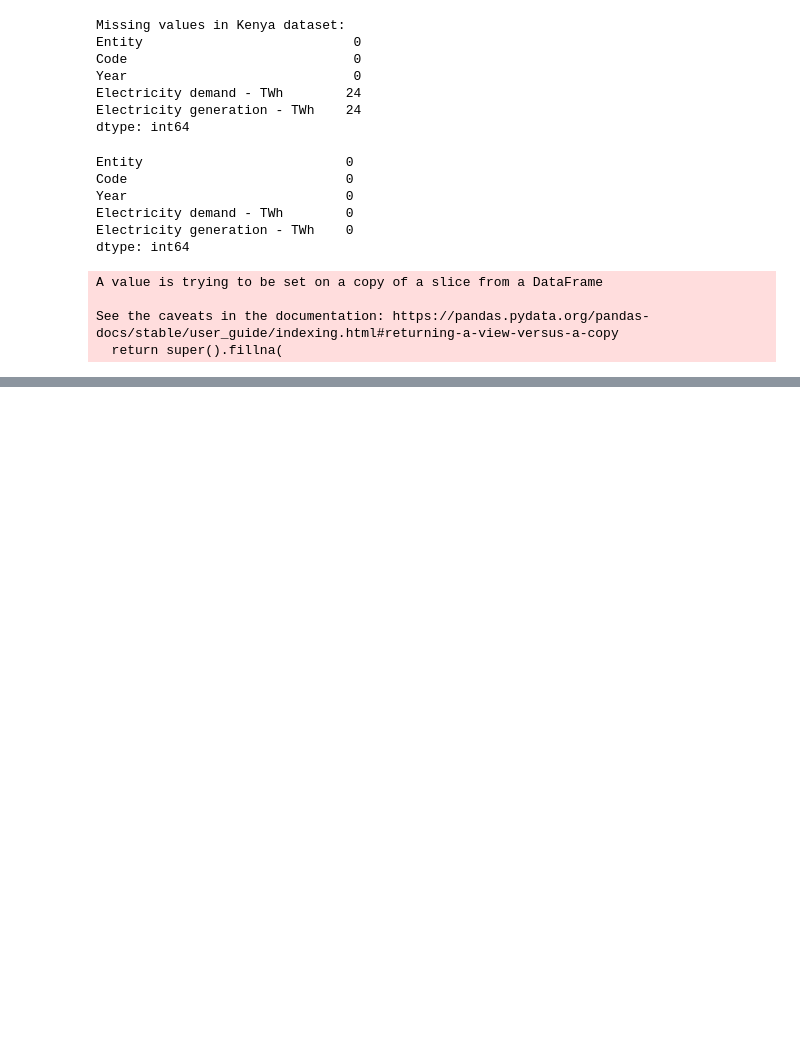
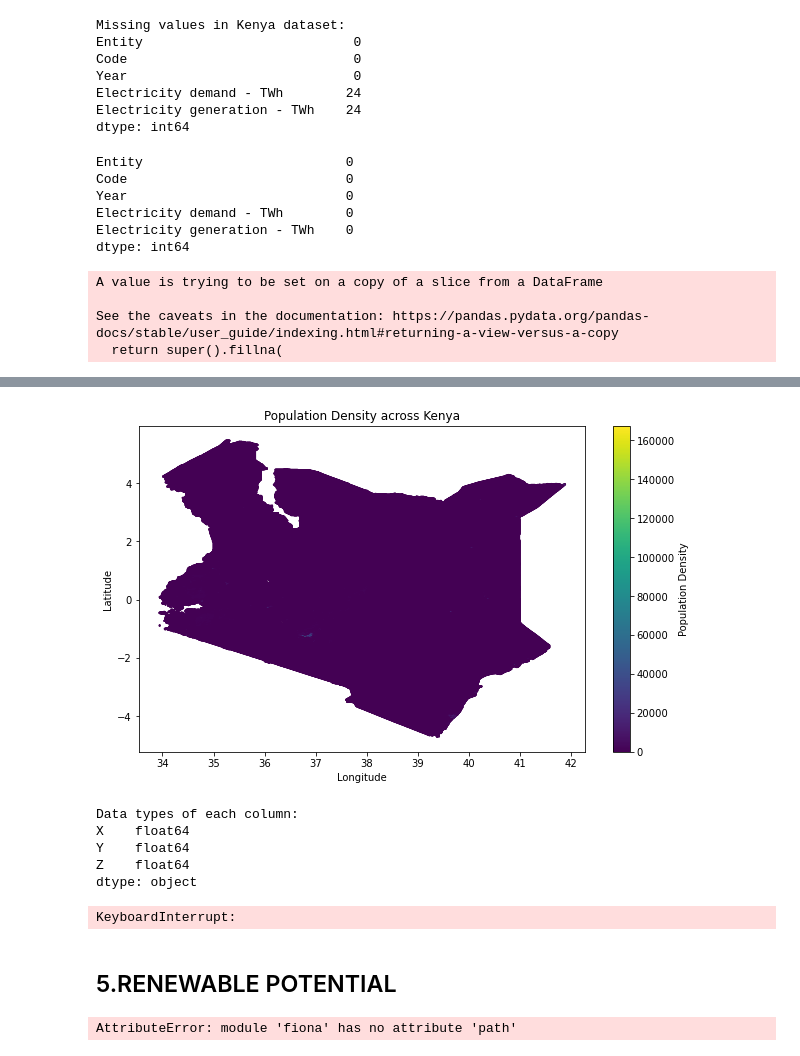
Before and after one commit to DavidGathimbaM/Energy-Access-and-Electrification-planning-in-Kenya, a Jupyter notebook: group_workbook/Hannah.ipynb, the cells around one changed output, grey strips where cells are left out. Saved outputs shown, nothing was run; the diff lists cells and outputs as text; code cells hidden in the pictures; blank space fills up the shorter version.

```diff
--- a/group_workbook/Hannah.ipynb
+++ b/group_workbook/Hannah.ipynb
@@ -167,0 +201,3 @@ plt.show()
+# %%
+Kenyapop_df = pd.read_csv(r'C:\Users\Administrator\Documents\Moringa docs\PHASE 5\Energy-Access-and-Electrification-planning\data\pop_density_data\Kenya_pop_data.csv')
+Kenyapop_df
@@ -167,0 +237,57 @@ plt.show()
+# %%
+import matplotlib.pyplot as plt
+plt.figure(figsize=(10, 6))
+plt.scatter(Kenyapop_df['X'], Kenyapop_df['Y'], c=Kenyapop_df['Z'], cmap='viridis', s=1)
+plt.colorbar(label='Population Density')
+plt.xlabel('Longitude')
+plt.ylabel('Latitude')
+plt.title('Population Density across Kenya')
+plt.show()
+# %% [output]
+[figure, added]
+# %%
+# Check the data types of each column
+print("\nData types of each column:")
+print(Kenyapop_df.dtypes)
+# %% [output]
+Data types of each column:
+X    float64
+Y    float64
+Z    float64
+dtype: object
+# %%
+from geopy.geocoders import Nominatim
+import time
+
+# Initialize the geolocator
+geolocator = Nominatim(user_agent="kenya_pop_density_app")
+
+# Function to reverse geocode a pair of coordinates
+def reverse_geocode(lat, lon):
+    try:
+        location = geolocator.reverse((lat, lon), language='en', timeout=10)
+        if location:
+            return location.address
+        else:
+            return None
+    except Exception as e:
+        print(f"Error: {e}")
+        return None
+
+# Example: Apply the reverse geocoding function to each row of the dataframe
+# Note: You should avoid applying reverse geocoding to the entire dataset at once as it could be slow and you might hit API rate limits.
+Kenyapop_df['Location'] = Kenyapop_df.apply(lambda row: reverse_geocode(row['Y'], row['X']), axis=1)
+
+# Show the first few rows with the location names
+print(Kenyapop_df[['X', 'Y', 'Location']].head())
+# %% [output]
+KeyboardInterrupt:
+# %% [markdown]
+## 5.RENEWABLE POTENTIAL
+# %%
+# Load datasets
+kenya_data = gpd.read_file(r'C:\Users\pc\Downloads\Energy_Access_&_Electrification_Planning_in_Africa\renewable_potential\renewable_data\africa_geojson\kenya.geojson')
+# population_data = gpd.read_file('population_data.geojson')
+kenya_data
+# %% [output]
+AttributeError: module 'fiona' has no attribute 'path'
```
Also changed, not shown: parts of 14 cells of this notebook.
